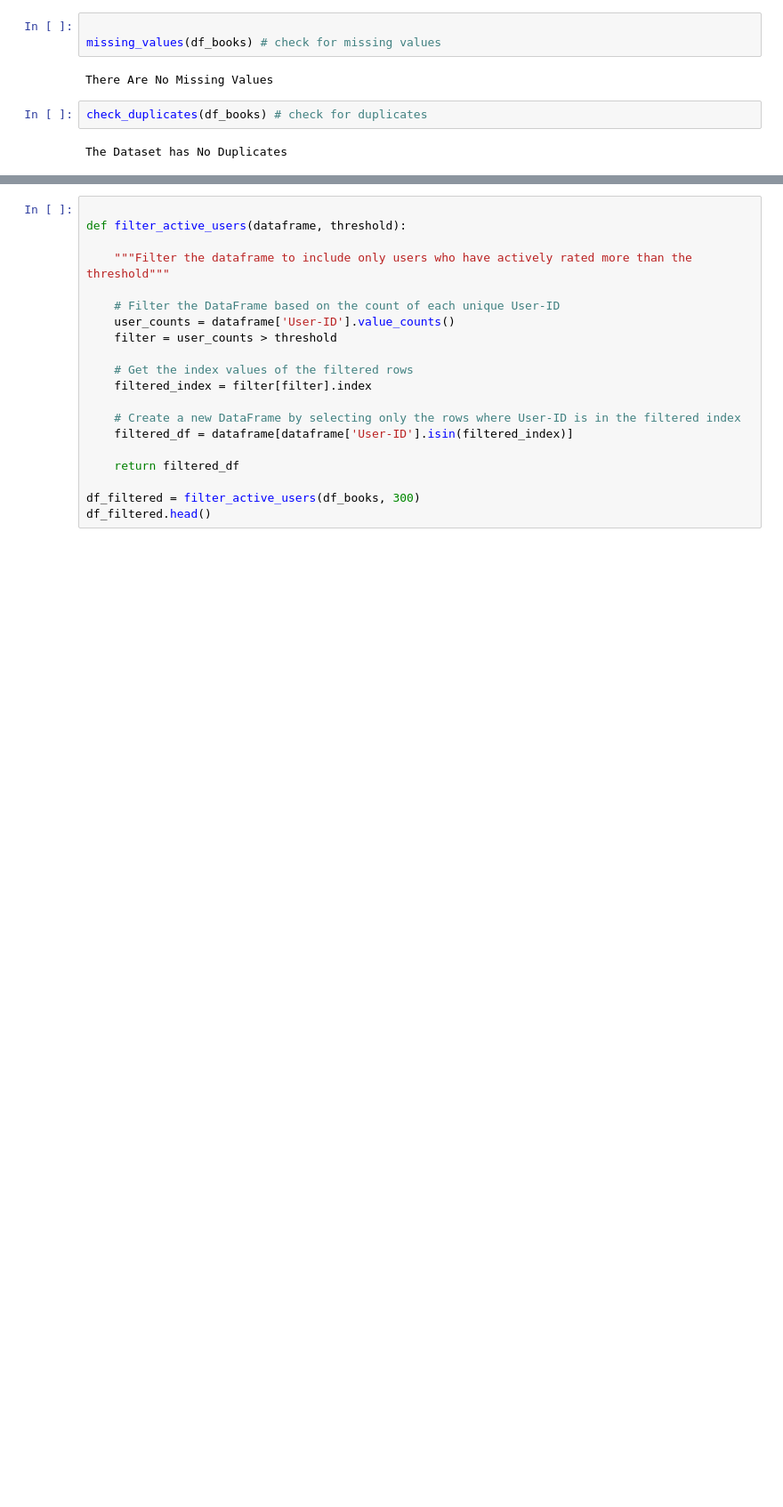
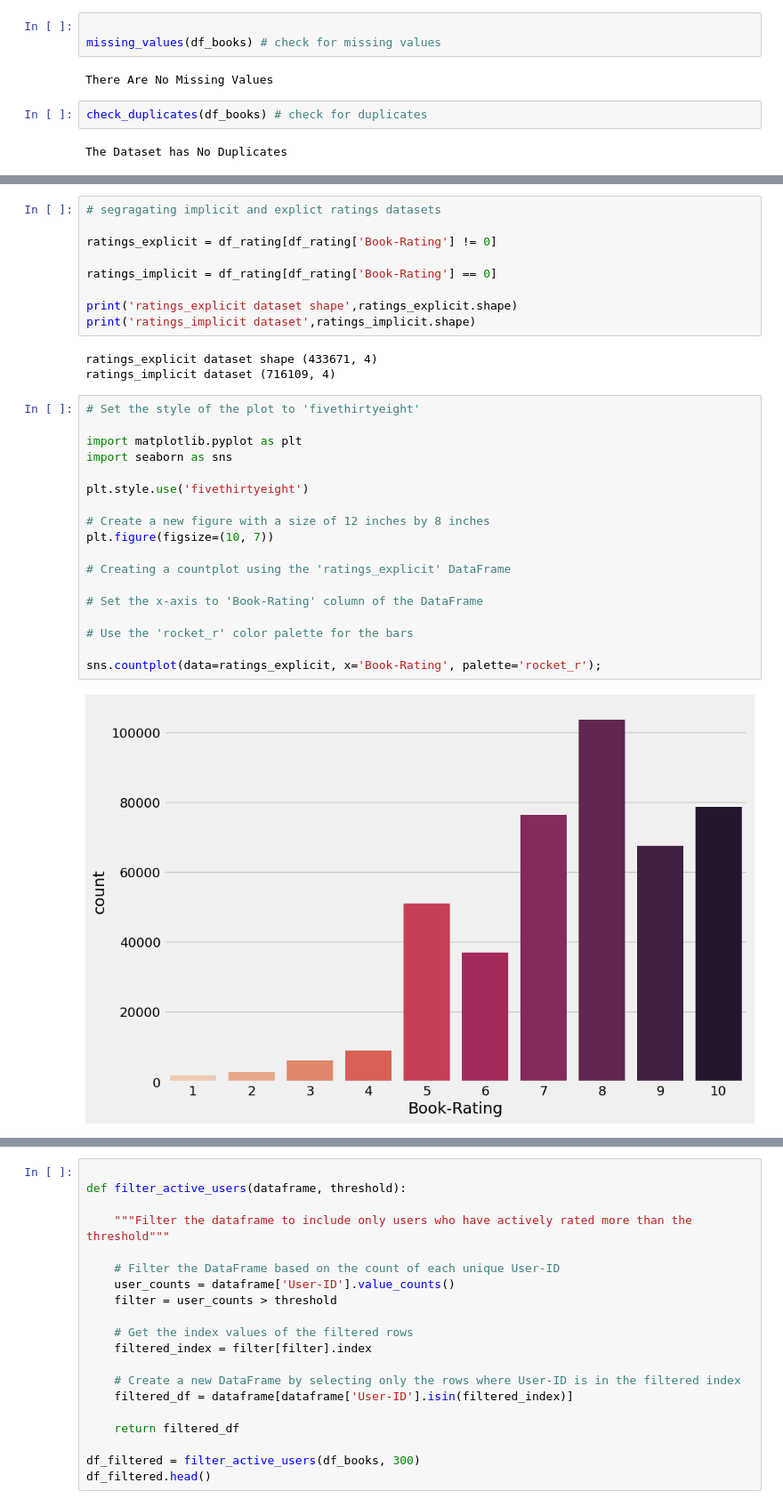
Before and after one commit to PamelaAwino/RECOMMENDATION-SYSTEM, a Jupyter notebook: recommendation.ipynb, the cells around one changed output, grey strips where cells are left out. Shown at 89% size. Saved outputs shown, nothing was run; the diff lists cells and outputs as text; blank space fills up the shorter version.

```diff
--- a/recommendation.ipynb
+++ b/recommendation.ipynb
@@ -468,0 +608,32 @@ The Dataset has No Duplicates
+# %%
+# segragating implicit and explict ratings datasets
+
+ratings_explicit = df_rating[df_rating['Book-Rating'] != 0]
+
+ratings_implicit = df_rating[df_rating['Book-Rating'] == 0]
+
+print('ratings_explicit dataset shape',ratings_explicit.shape)
+print('ratings_implicit dataset',ratings_implicit.shape)
+# %% [output]
+ratings_explicit dataset shape (433671, 4)
+ratings_implicit dataset (716109, 4)
+# %%
+# Set the style of the plot to 'fivethirtyeight'
+
+import matplotlib.pyplot as plt
+import seaborn as sns
+
+plt.style.use('fivethirtyeight')
+
+# Create a new figure with a size of 12 inches by 8 inches
+plt.figure(figsize=(10, 7))
+
+# Creating a countplot using the 'ratings_explicit' DataFrame
+
+# Set the x-axis to 'Book-Rating' column of the DataFrame
+
+# Use the 'rocket_r' color palette for the bars
+
+sns.countplot(data=ratings_explicit, x='Book-Rating', palette='rocket_r');
+# %% [output]
+[figure, added]
```
Also changed, not shown: parts of 79 cells of this notebook, 5 other files.
